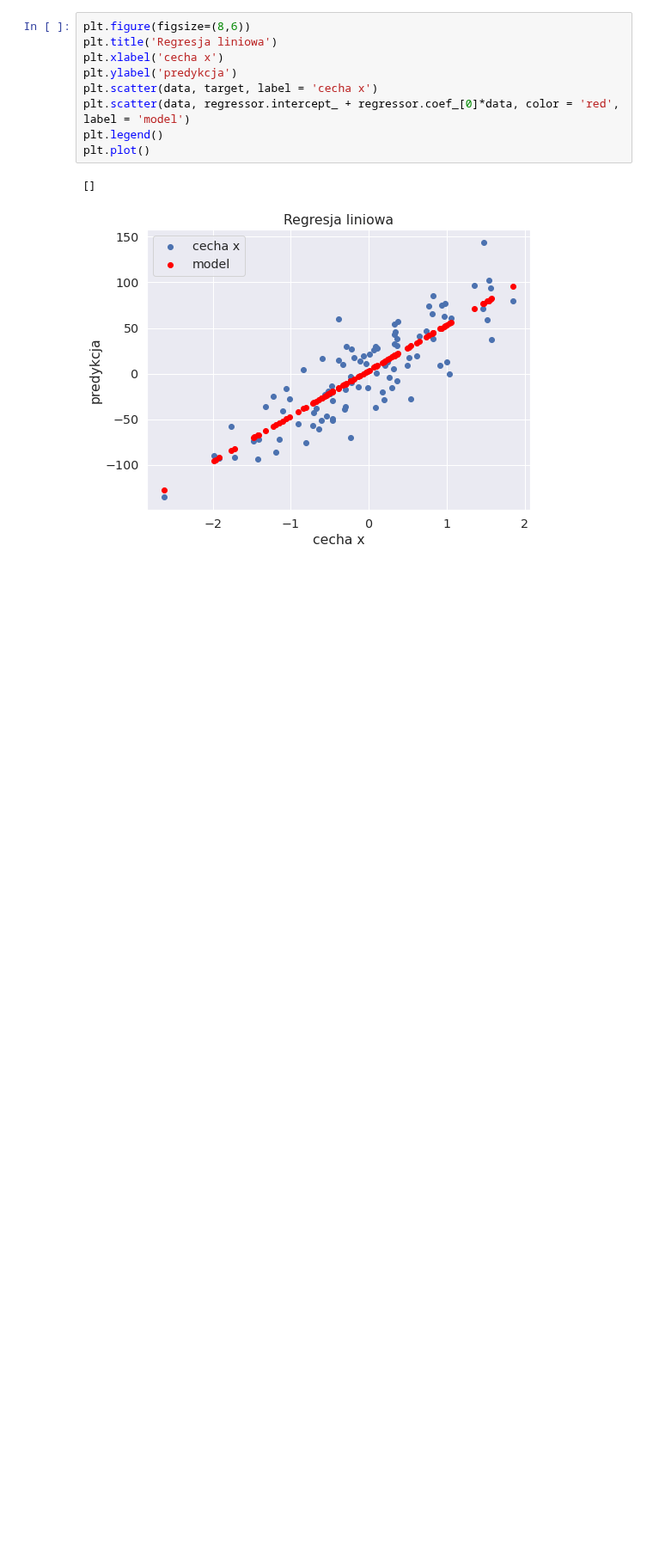
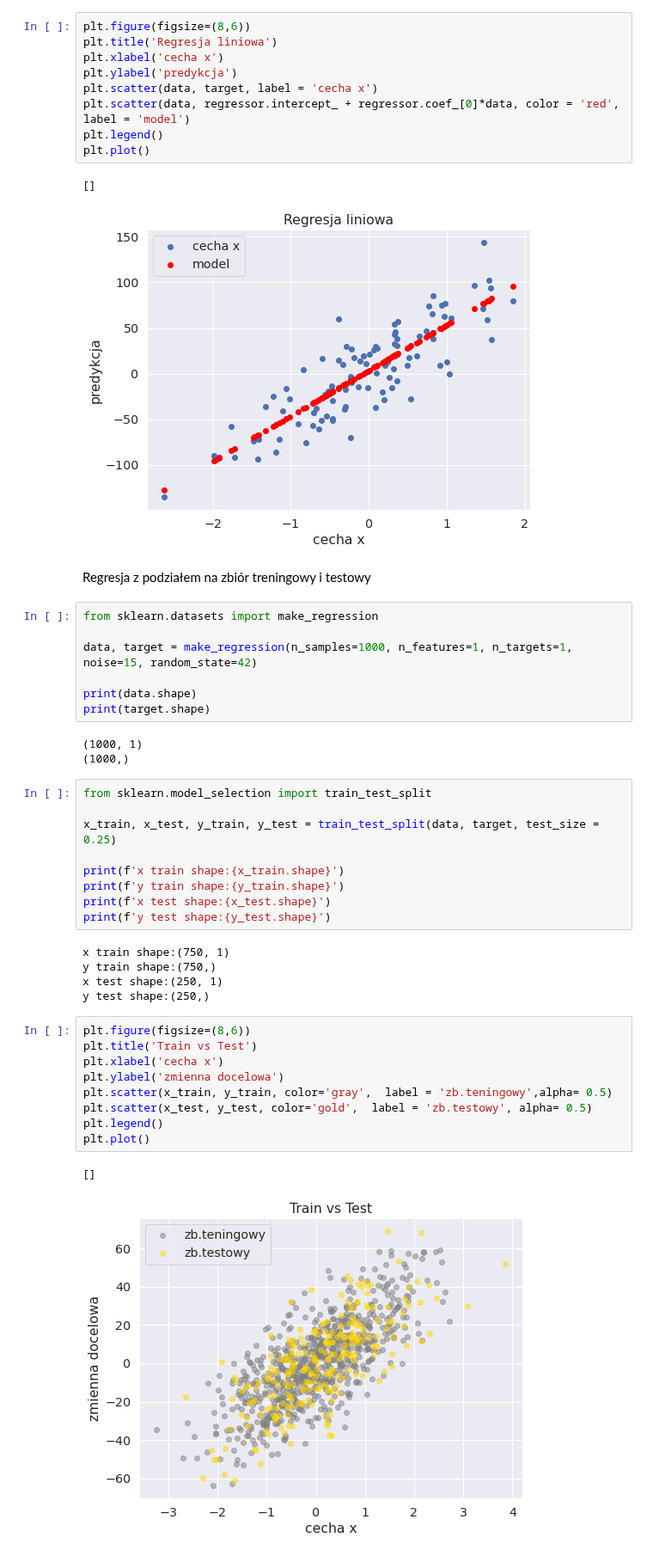
Before and after one commit to romanowiczadam/ml_course, a Jupyter notebook: 07_linear_regression_R2.ipynb, the cells around one changed output. Shown at 86% size. Saved outputs shown, nothing was run; the diff lists cells and outputs as text; blank space fills up the shorter version.

```diff
--- a/07_linear_regression_R2.ipynb
+++ b/07_linear_regression_R2.ipynb
@@ -121,3 +121,41 @@ plt.plot()
 # %% [output]
 []
 [figure]
+# %% [markdown]
+Regresja z podziałem na zbiór treningowy i testowy
+# %%
+from sklearn.datasets import make_regression
+
+data, target = make_regression(n_samples=1000, n_features=1, n_targets=1, noise=15, random_state=42)
+
+print(data.shape)
+print(target.shape)
+# %% [output]
+(1000, 1)
+(1000,)
+# %%
+from sklearn.model_selection import train_test_split
+
+x_train, x_test, y_train, y_test = train_test_split(data, target, test_size = 0.25)
+
+print(f'x train shape:{x_train.shape}')
+print(f'y train shape:{y_train.shape}')
+print(f'x test shape:{x_test.shape}')
+print(f'y test shape:{y_test.shape}')
+# %% [output]
+x train shape:(750, 1)
+y train shape:(750,)
+x test shape:(250, 1)
+y test shape:(250,)
+# %%
+plt.figure(figsize=(8,6))
+plt.title('Train vs Test')
+plt.xlabel('cecha x')
+plt.ylabel('zmienna docelowa')
+plt.scatter(x_train, y_train, color='gray',  label = 'zb.teningowy',alpha= 0.5)
+plt.scatter(x_test, y_test, color='gold',  label = 'zb.testowy', alpha= 0.5)
+plt.legend()
+plt.plot()
+# %% [output]
+[]
+[figure, added]
```
Also changed, not shown: parts of 10 cells of this notebook.
